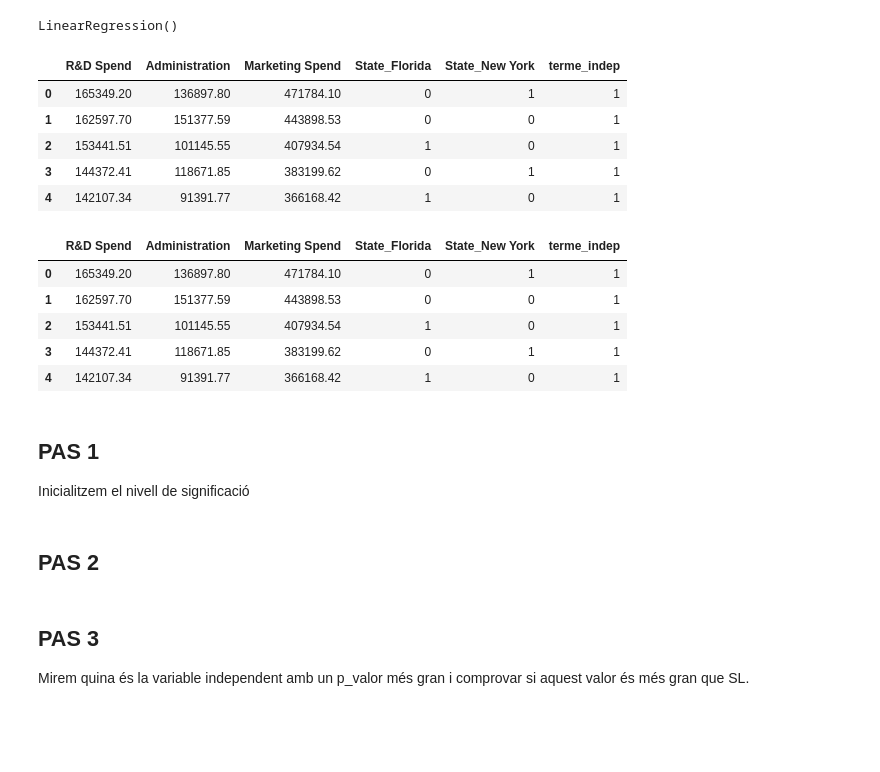
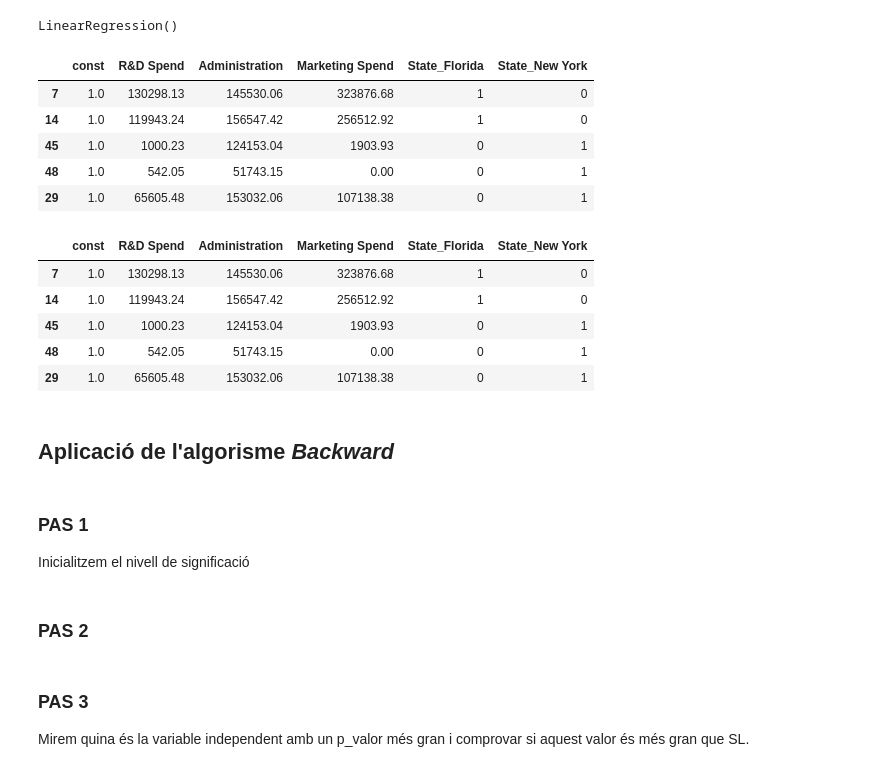
Before and after one commit to robertventura/sistemes-aprenentatge-automatic, a Jupyter notebook: 02_models_supervisats/021_regressio_lineal_multiple_backward.ipynb, the cells around one changed output. Saved outputs shown, nothing was run; the diff lists cells and outputs as text; code cells hidden in the pictures; blank space fills up the shorter version.

Commit message:
Afegeixo Algorisme de backward elimination per la regressió lineal múltiple

```diff
--- a/02_models_supervisats/021_regressio_lineal_multiple_backward.ipynb
+++ b/02_models_supervisats/021_regressio_lineal_multiple_backward.ipynb
@@ -103,39 +105,43 @@ ls.fit(x_train, y_train)
 # %% [output]
 LinearRegression()
 # %%
-import statsmodels.regression.linear_model as sm
+#import statsmodels.regression.linear_model as sm
+import statsmodels.api as sm
 
+x_train = sm.add_constant(x_train)
 # Afegim una columne de 1's per simular la columna del terme independent B0
-x['terme_indep'] = 1;
+#x_train['terme_indep'] = 1;
 #x = np.append(arr = np.ones((50, 1)).astype(int), values = x, axis = 1)
-x.head()
+x_train.head()
 # %% [output]
-|  | R&D Spend | Administration | Marketing Spend | State_Florida | State_New York | terme_indep |
-| 0 | 165349.20 | 136897.80 | 471784.10 | 0 | 1 | 1 |
-| 1 | 162597.70 | 151377.59 | 443898.53 | 0 | 0 | 1 |
-| 2 | 153441.51 | 101145.55 | 407934.54 | 1 | 0 | 1 |
-| 3 | 144372.41 | 118671.85 | 383199.62 | 0 | 1 | 1 |
-| 4 | 142107.34 | 91391.77 | 366168.42 | 1 | 0 | 1 |
+|  | const | R&D Spend | Administration | Marketing Spend | State_Florida | State_New York |
+| 7 | 1.0 | 130298.13 | 145530.06 | 323876.68 | 1 | 0 |
+| 14 | 1.0 | 119943.24 | 156547.42 | 256512.92 | 1 | 0 |
+| 45 | 1.0 | 1000.23 | 124153.04 | 1903.93 | 0 | 1 |
+| 48 | 1.0 | 542.05 | 51743.15 | 0.00 | 0 | 1 |
+| 29 | 1.0 | 65605.48 | 153032.06 | 107138.38 | 0 | 1 |
 # %%
 ## x_opt és el conjunt de variables independents òptimes / significatives
 ## per predir la y.
-x_opt =  x.iloc[:, [0, 1, 2, 3, 4, 5]]
-x_opt.head()
+x_train_opt =  x_train.iloc[:, [0, 1, 2, 3, 4, 5]]
+x_train_opt.head()
 # %% [output]
-|  | R&D Spend | Administration | Marketing Spend | State_Florida | State_New York | terme_indep |
-| 0 | 165349.20 | 136897.80 | 471784.10 | 0 | 1 | 1 |
-| 1 | 162597.70 | 151377.59 | 443898.53 | 0 | 0 | 1 |
-| 2 | 153441.51 | 101145.55 | 407934.54 | 1 | 0 | 1 |
-| 3 | 144372.41 | 118671.85 | 383199.62 | 0 | 1 | 1 |
-| 4 | 142107.34 | 91391.77 | 366168.42 | 1 | 0 | 1 |
+|  | const | R&D Spend | Administration | Marketing Spend | State_Florida | State_New York |
+| 7 | 1.0 | 130298.13 | 145530.06 | 323876.68 | 1 | 0 |
+| 14 | 1.0 | 119943.24 | 156547.42 | 256512.92 | 1 | 0 |
+| 45 | 1.0 | 1000.23 | 124153.04 | 1903.93 | 0 | 1 |
+| 48 | 1.0 | 542.05 | 51743.15 | 0.00 | 0 | 1 |
+| 29 | 1.0 | 65605.48 | 153032.06 | 107138.38 | 0 | 1 |
+# %% [markdown]
+## Aplicació de l'algorisme *Backward*
 # %% [markdown]
-## PAS 1
+### PAS 1
 
 Inicialitzem el nivell de significació
 # %%
 SL = 0.05
 # %% [markdown]
-## PAS 2
+### PAS 2
 # %%
 # OLS = Ordinary List Squares. Tècnica dels mínims quadrats
 # Áquesta OLS és el mateix que vàrem utilitzar en el cas de regressio_linieal_simple,
@@ -147,5 +153,5 @@ lr_ols = sm.OLS(endog = y, exog = x_opt ).fit()
 # %% [markdown]
-## PAS 3
+### PAS 3
 
 Mirem quina és la variable independent amb un p_valor més gran i comprovar si aquest valor és més gran que SL.
 # %%
```
Also changed, not shown: parts of 37 cells of this notebook, 1 other file.
